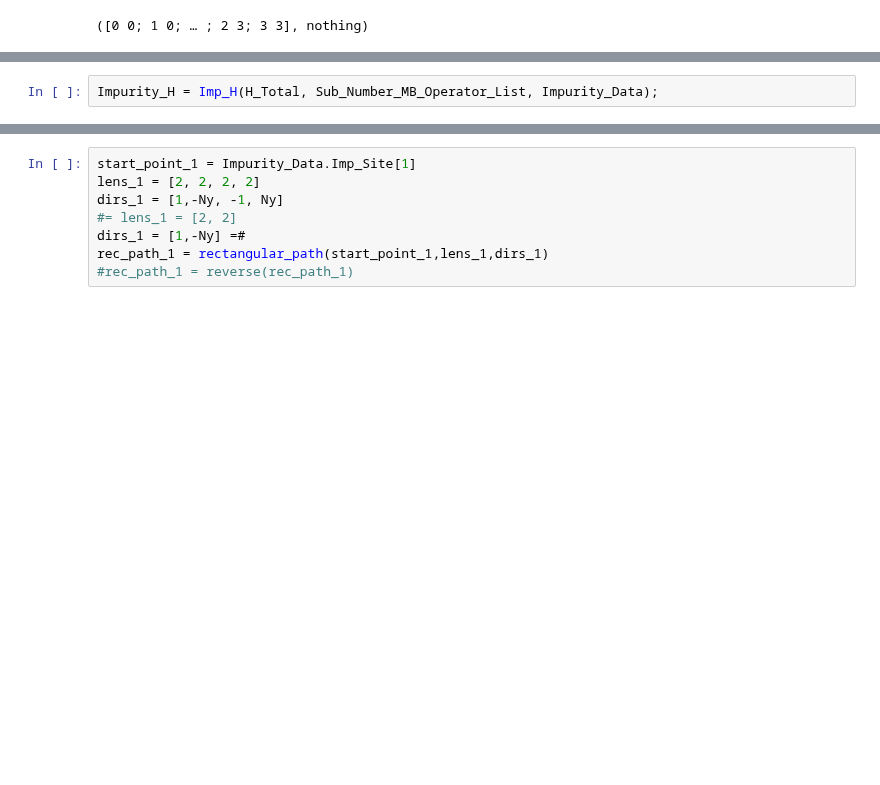
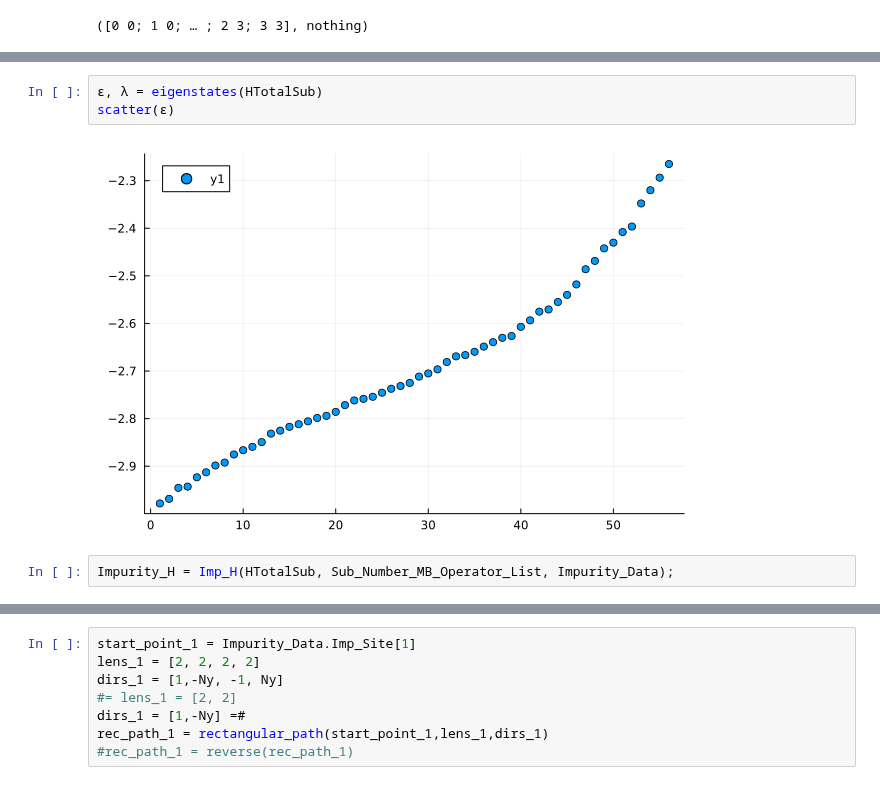
Before and after one commit to Umut-Can-Physics/Kagome-Lattice, a Jupyter notebook: Hofstadter-KM-Kagome/Many-Body/Kapit-Mueller(KM)/KM_Braiding.ipynb, the cells around one changed output, grey strips where cells are left out. Drawn from its saved outputs; the diff is of its cells as text; blank space fills up the shorter version.

```diff
--- a/Hofstadter-KM-Kagome/Many-Body/Kapit-Mueller(KM)/KM_Braiding.ipynb
+++ b/Hofstadter-KM-Kagome/Many-Body/Kapit-Mueller(KM)/KM_Braiding.ipynb
@@ -55,8 +64,13 @@ Filling Fraction (ν) = 3//8 (The Number of Quasiholes = 2)
 The Number of Flux Quanta = 6 (Delocalised Number = 0)
 The Total Number of Particle = 3
 The Number of State of Ground Degeneracy = 2
+# %%
+ϵ, λ = eigenstates(HTotalSub)
+scatter(ϵ)
+# %% [output]
+[figure, added]
 # %%
-Impurity_H = Imp_H(H_Total, Sub_Number_MB_Operator_List, Impurity_Data);
+Impurity_H = Imp_H(HTotalSub, Sub_Number_MB_Operator_List, Impurity_Data);
 # %%
 ϵ, λ = eigenstates(Impurity_H)
 scatter(ϵ, title="Impurity Spectrum")
```
Also changed, not shown: parts of 7 cells of this notebook, 6 other files.
